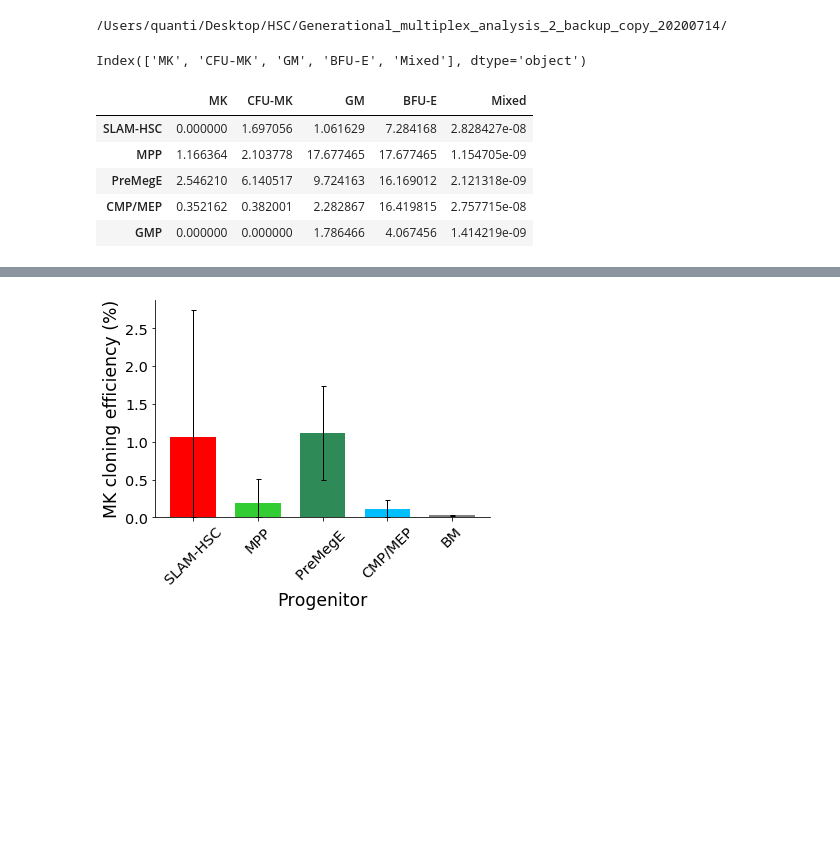
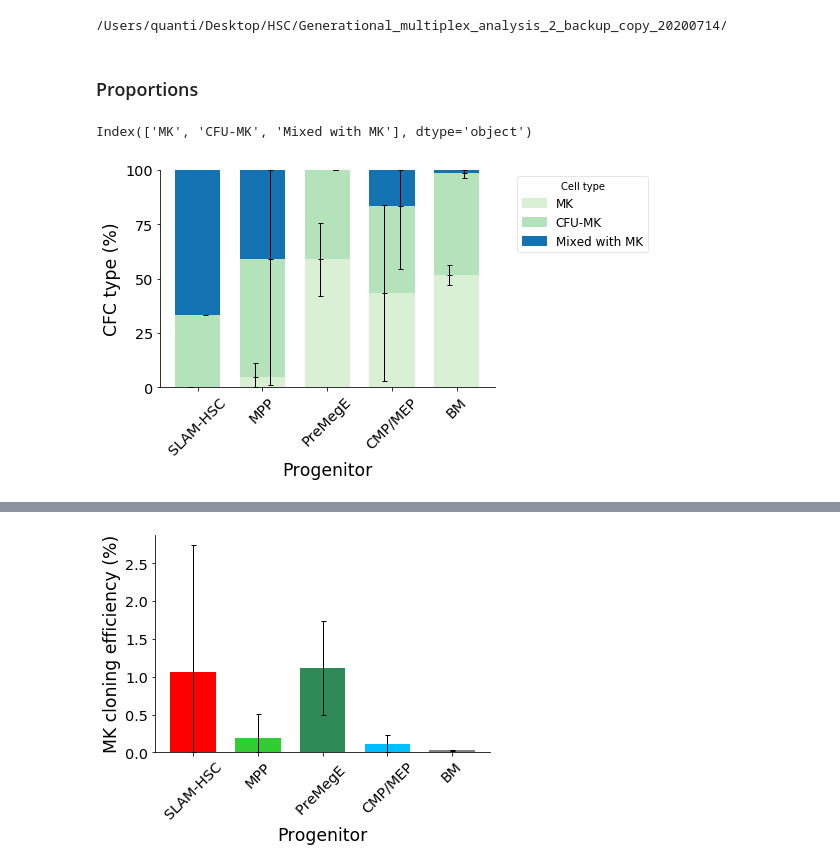
Before and after one commit to GiulioPr/Generational_multiplex_analysis, a Jupyter notebook: 2b_extra_bar_plot.ipynb, the cells around one changed output, grey strips where cells are left out. Cells and saved outputs as stored; diff of their text form; code cells hidden in the pictures; blank space fills up the shorter version.

```diff
--- a/2b_extra_bar_plot.ipynb
+++ b/2b_extra_bar_plot.ipynb
@@ -42,31 +58,66 @@ dfe = dfe.drop(['GMP'], axis=1)
 # %% [output]
 /Users/quanti/Desktop/HSC/Generational_multiplex_analysis_2_backup_copy_20200714/
+# %% [markdown]
+### Proportions
 # %%
 #PROCESSING
 lst_cols = {}
 lst_cols_std = {}
 
-for k in range(1,dfr.shape[1],3):
-    columns = dfr.columns[k:k+3]
-    label = dfr.columns[k][:-1]
-    means = dfr.loc[:,columns].mean(axis=1)
+for k in range(1,dfpcp.shape[1],3):
+    columns = dfpcp.columns[k:k+3]
+    label = dfpcp.columns[k][:-1]
+    means = dfpcp.loc[:,columns].mean(axis=1)
     dct_col = {label:means.to_list()}
-    dct_col_std = {label:dfr.loc[:,columns].std(axis=1).to_list()}
+    dct_col_std = {label:dfpcp.loc[:,columns].std(axis=1).to_list()}
     lst_cols.update(dct_col)
     lst_cols_std.update(dct_col_std)
 df = pd.DataFrame.from_dict(lst_cols)
-df.index = dfr.iloc[:,0].to_list()
+df.index = dfpcp.iloc[:,0].to_list()
 df_std = pd.DataFrame.from_dict(lst_cols_std)
-df_std.index = dfr.iloc[:,0].to_list()
+df_std.index = dfpcp.iloc[:,0].to_list()
 df.columns
 # %% [output]
-Index(['MK', 'CFU-MK', 'GM', 'BFU-E', 'Mixed'], dtype='object')
+Index(['MK', 'CFU-MK', 'Mixed with MK'], dtype='object')
-# %%
-df_std
-# %% [output]
-|  | MK | CFU-MK | GM | BFU-E | Mixed |
-| SLAM-HSC | 0.000000 | 1.697056 | 1.061629 | 7.284168 | 2.828427e-08 |
-| MPP | 1.166364 | 2.103778 | 17.677465 | 17.677465 | 1.154705e-09 |
-| PreMegE | 2.546210 | 6.140517 | 9.724163 | 16.169012 | 2.121318e-09 |
-| CMP/MEP | 0.352162 | 0.382001 | 2.282867 | 16.419815 | 2.757715e-08 |
-| GMP | 0.000000 | 0.000000 | 1.786466 | 4.067456 | 1.414219e-09 |
+# %%
+colors = sns.color_palette('GnBu', n_colors=5)
+colors = [colors[0], colors[1], colors[-1]]
+xlabel = 'Progenitor'
+ylabel = 'CFC type (%)'
+legend_title = 'Cell type'
+legend_classes = df.columns.to_list()
+legend_cols = colors
+cat_width = 0.7
+fig, ax = plt.subplots()
+n_cat = len(df)
+for nc,cat_k in enumerate(df.index):
+    x_cat = -cat_width/2 + nc
+    y = df.loc[cat_k].values
+    ci = df_std.loc[cat_k].values
+    bar_width = cat_width
+    bottoms = np.hstack([np.zeros(1),y[:-1]])
+    x_ci = [x_cat+k*bar_width/(len(y)) for k in np.arange(1,len(y))]
+    if len(ci) != 0:
+        prev_y = y[0]
+        for k in np.arange(len(y)-1):
+            if k == 0 or y[k] != prev_y:
+                ax.plot([x_ci[k]]*3, [max(y[k]-ci[k], 0), y[k], min(y[k]+ci[k], 100)],
+                        ls='-', marker='_', ms=5., lw=1., color='Black')#, color='Silver')
+            prev_y = y[k]
+    ax.bar(x=[x_cat]*len(y), height=y-bottoms,
+           width=[bar_width]*len(y), bottom=bottoms, align='edge',
+           color=colors)
+handles = [mpatches.Patch(color=co, label=cl) for cl,co in zip(legend_classes,legend_cols)]
+ax.legend(handles=handles, loc='upper left', ncol=1, bbox_to_anchor= (1.05, 1.), title=legend_title)
+
+ax.set_xticks(np.arange(n_cat, dtype=int))
+ax.set_xticklabels(df.index.to_list(), rotation=45)
+ax.set_ylim(bottom=0)
+ax.set_xlabel(xlabel)
+ax.set_ylabel(ylabel)
+ax.set_yticks(np.linspace(0,100,5))
+ax.set_yticklabels(np.linspace(0,100,5, dtype=int))
+sns.despine(fig=fig)
+fig.savefig(path_plot+'FigPCP.pdf', bbox_inches='tight')
+# %% [output]
+[figure, added]
```
Also changed, not shown: parts of 7 cells of this notebook, 8 other files.
